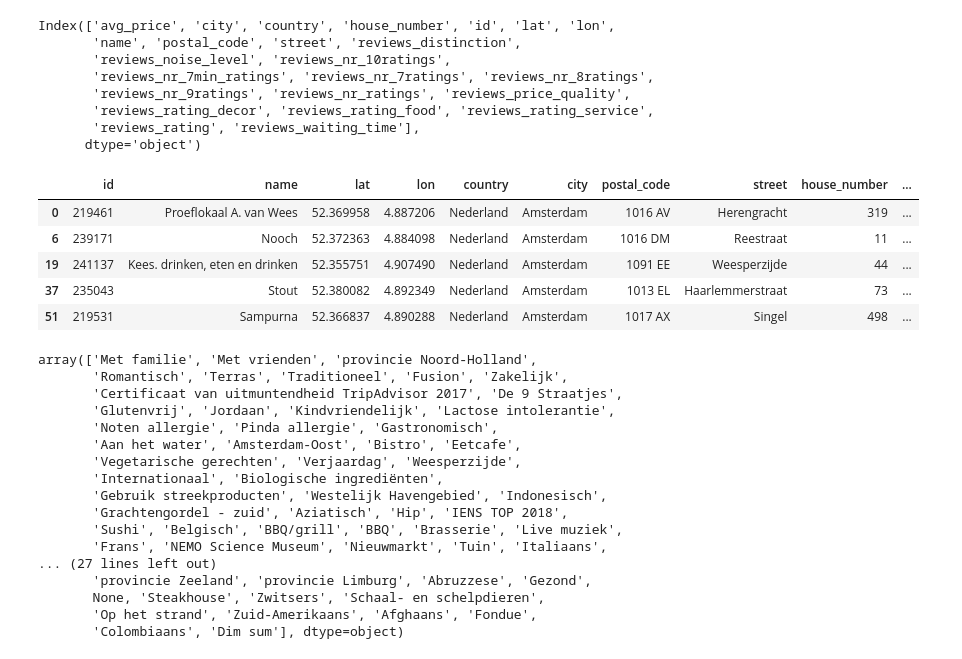
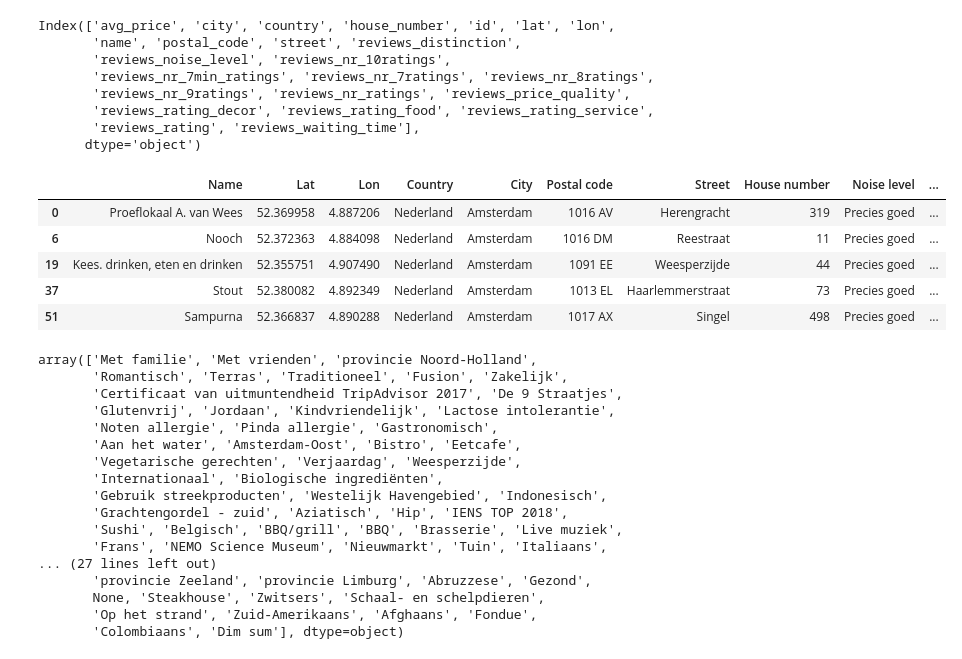
Before and after one commit to roelbertens/scrape_save_search, a Jupyter notebook: notebooks/analysis.ipynb, the cells around one changed output. Cells and saved outputs as stored; diff of their text form; code cells hidden in the pictures.

```diff
--- a/notebooks/analysis.ipynb
+++ b/notebooks/analysis.ipynb
@@ -123,15 +127,20 @@ Index(['avg_price', 'city', 'country', 'house_number', 'id', 'lat', 'lon',
        'reviews_rating', 'reviews_waiting_time'],
       dtype='object')
 # %%
-df_res[['id', 'name', 'lat', 'lon', 'country', 'city', 'postal_code', 'street', 'house_number',
+tmp = df_res[['name', 'lat', 'lon', 'country', 'city', 'postal_code', 'street', 'house_number',
        'reviews_noise_level', 'reviews_waiting_time', 'reviews_nr_ratings']].head()
-# %% [output]
-|  | id | name | lat | lon | country | city | postal_code | street | house_number | ... |
-| 0 | 219461 | Proeflokaal A. van Wees | 52.369958 | 4.887206 | Nederland | Amsterdam | 1016 AV | Herengracht | 319 | ... |
-| 6 | 239171 | Nooch | 52.372363 | 4.884098 | Nederland | Amsterdam | 1016 DM | Reestraat | 11 | ... |
-| 19 | 241137 | Kees. drinken, eten en drinken | 52.355751 | 4.907490 | Nederland | Amsterdam | 1091 EE | Weesperzijde | 44 | ... |
-| 37 | 235043 | Stout | 52.380082 | 4.892349 | Nederland | Amsterdam | 1013 EL | Haarlemmerstraat | 73 | ... |
-| 51 | 219531 | Sampurna | 52.366837 | 4.890288 | Nederland | Amsterdam | 1017 AX | Singel | 498 | ... |
+# %%
+tmp.columns = ['Name', 'Lat', 'Lon', 'Country', 'City', 'Postal code', 'Street', 'House number',
+       'Noise level', 'Waiting time', 'Number of ratings']
+# %%
+tmp
+# %% [output]
+|  | Name | Lat | Lon | Country | City | Postal code | Street | House number | Noise level | ... |
+| 0 | Proeflokaal A. van Wees | 52.369958 | 4.887206 | Nederland | Amsterdam | 1016 AV | Herengracht | 319 | Precies goed | ... |
+| 6 | Nooch | 52.372363 | 4.884098 | Nederland | Amsterdam | 1016 DM | Reestraat | 11 | Precies goed | ... |
+| 19 | Kees. drinken, eten en drinken | 52.355751 | 4.907490 | Nederland | Amsterdam | 1091 EE | Weesperzijde | 44 | Precies goed | ... |
+| 37 | Stout | 52.380082 | 4.892349 | Nederland | Amsterdam | 1013 EL | Haarlemmerstraat | 73 | Precies goed | ... |
+| 51 | Sampurna | 52.366837 | 4.890288 | Nederland | Amsterdam | 1017 AX | Singel | 498 | Precies goed | ... |
 # %%
 df_restaurants['tags'].unique()
 # %% [output]
```
Also changed, not shown: parts of 5 cells of this notebook, 2 other files.
